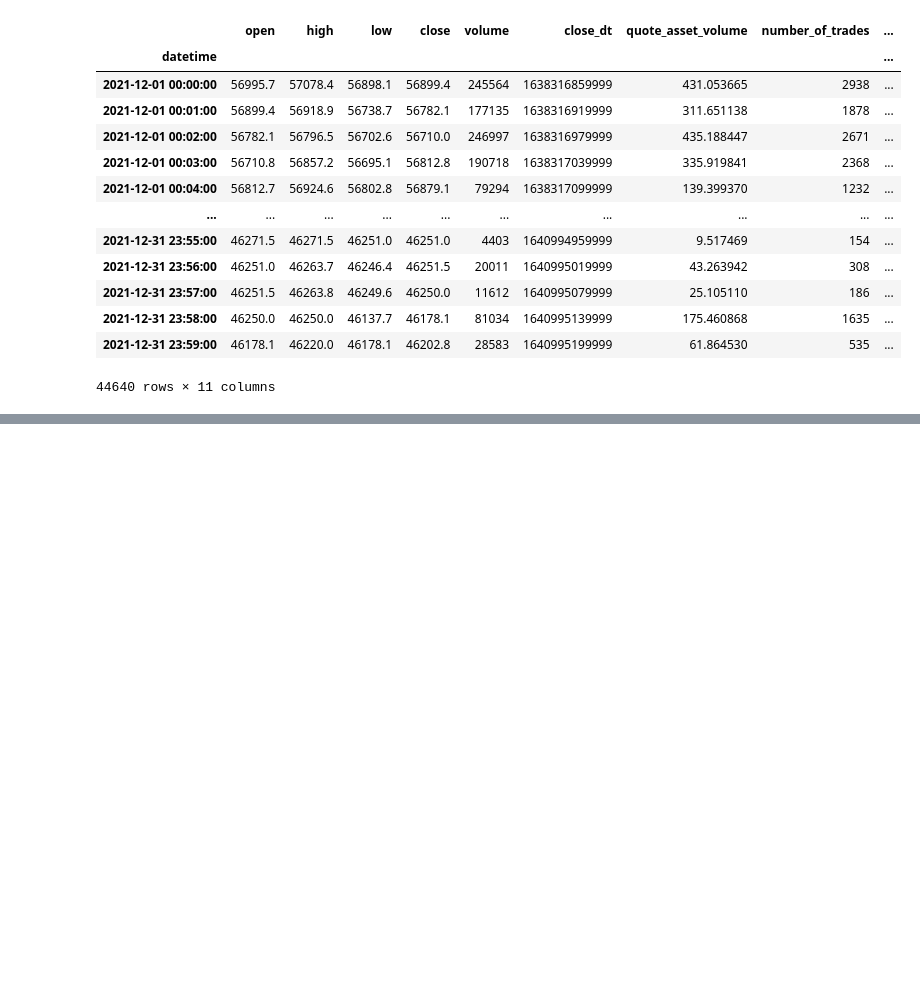
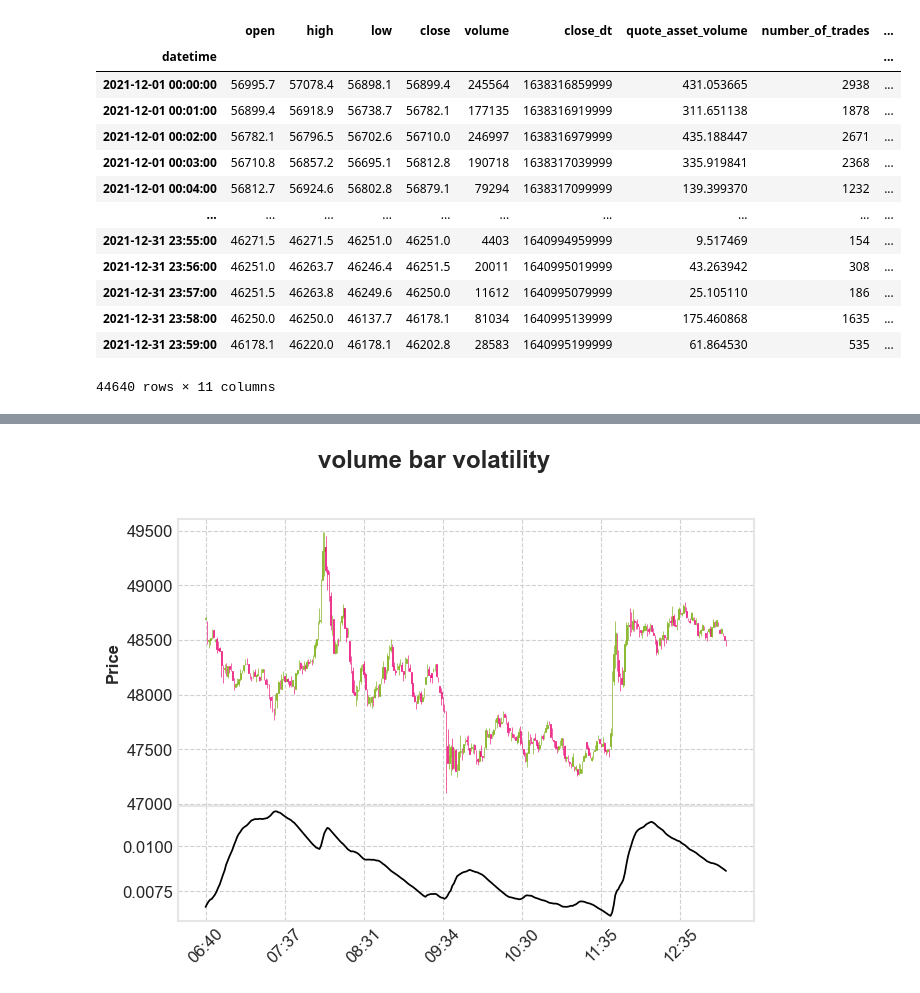
Before and after one commit to sharavsambuu/volatility-exps, a Jupyter notebook: plot_volatility.ipynb, the cells around one changed output, grey strips where cells are left out. Cells and saved outputs as stored; diff of their text form; code cells hidden in the pictures; blank space fills up the shorter version.

```diff
--- a/plot_volatility.ipynb
+++ b/plot_volatility.ipynb
@@ -67,0 +72,20 @@ mpf.plot(df["2021-12-06":"2021-12-06"], type='candle', volume=True, style='binan
+# %%
+def volume_bars(df, volume_column, m):
+    t   = df[volume_column]
+    ts  = 0
+    idx = []
+    for i, x in enumerate(tqdm(t)):
+        ts += x
+        if ts >= m:
+            idx.append(i)
+            ts = 0
+            continue
+    return idx
+
+def volume_bar_df(df, volume_column, m):
+    idx = volume_bars(df, volume_column, m)
+    return df.iloc[idx].drop_duplicates()
+# %%
+volumebar_df = volume_bar_df(df, 'volume', 50_000)
+
+volumebar_df
@@ -67,0 +107,10 @@ mpf.plot(df["2021-12-06":"2021-12-06"], type='candle', volume=True, style='binan
+# %%
+volumebar_volatility_df = get_daily_volatility(volumebar_df['close'], span0=100)
+volumebar_df['daily_volatility'] = volumebar_volatility_df
+# %%
+ap2 = [
+    mpf.make_addplot(volumebar_df["2021-12-06 06:40":"2021-12-06 13:20"]['daily_volatility'], color='black', panel=1)
+    ]
+mpf.plot(volumebar_df["2021-12-06 06:40":"2021-12-06 13:20"], type='candle', title='volume bar volatility', volume=False, style='binance', addplot=ap2)
+# %% [output]
+[figure, added]
```
Also changed, not shown: parts of 9 cells of this notebook, 2 other files.
